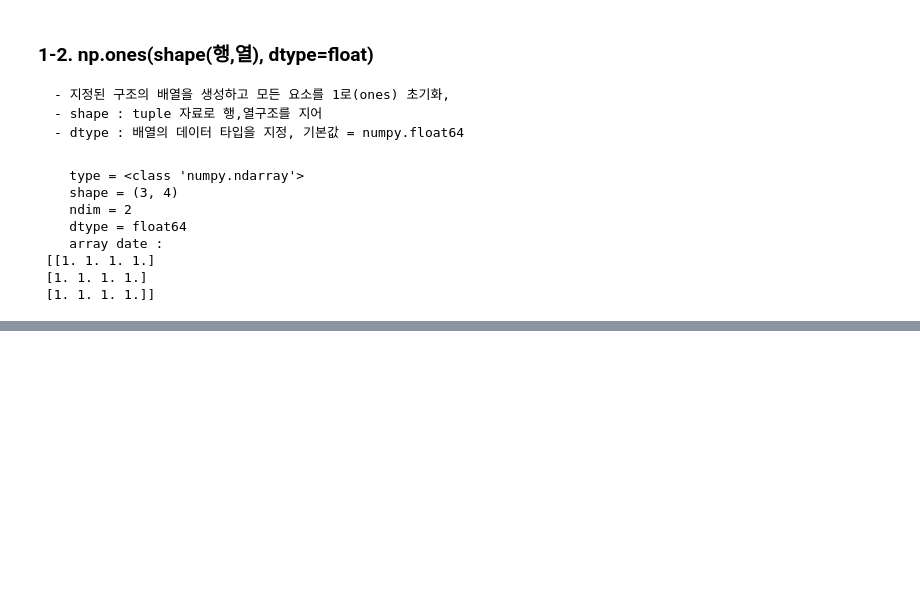
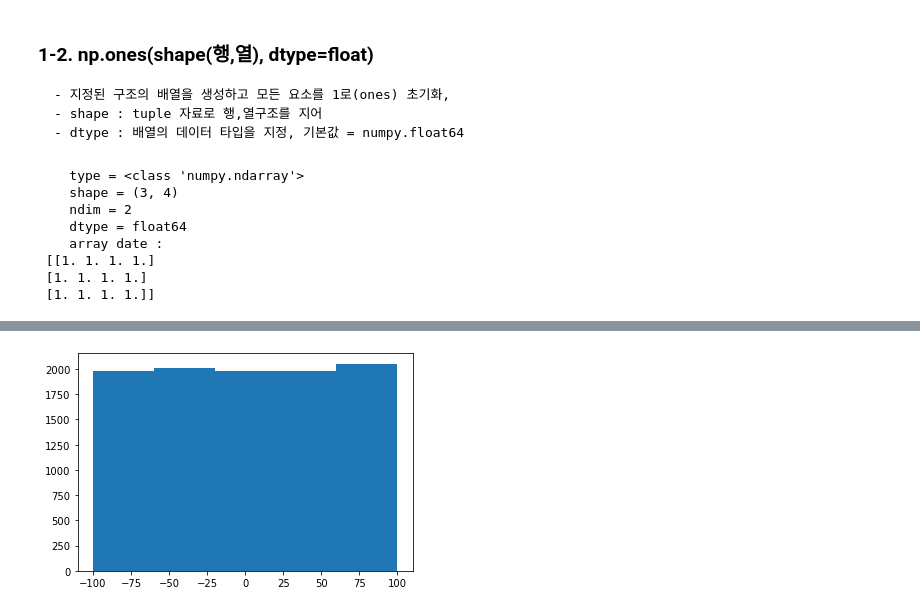
Before and after one commit to poiup/python, a Jupyter notebook: 넘파이/numpy기초.ipynb, the cells around one changed output, grey strips where cells are left out. Cells and saved outputs as stored; diff of their text form; code cells hidden in the pictures; blank space fills up the shorter version.

```diff
--- a/넘파이/numpy기초.ipynb
+++ b/넘파이/numpy기초.ipynb
@@ -255,0 +659,10 @@ np_print(arr)
+# %%
+# 균등분포로 이루어진 배열에 대한 시각화
+# -100~ 100 범위에서 추출한 10000개의 데이터에 대해 5개의 구간으로
+# 히스토그램을 만들어주세요
+
+data =  np.random.randint(-100, 101, size=10000)
+pit.hist(data, 5)
+pit.show()
+# %% [output]
+[figure, added]
```
Also changed, not shown: parts of 43 cells of this notebook.
